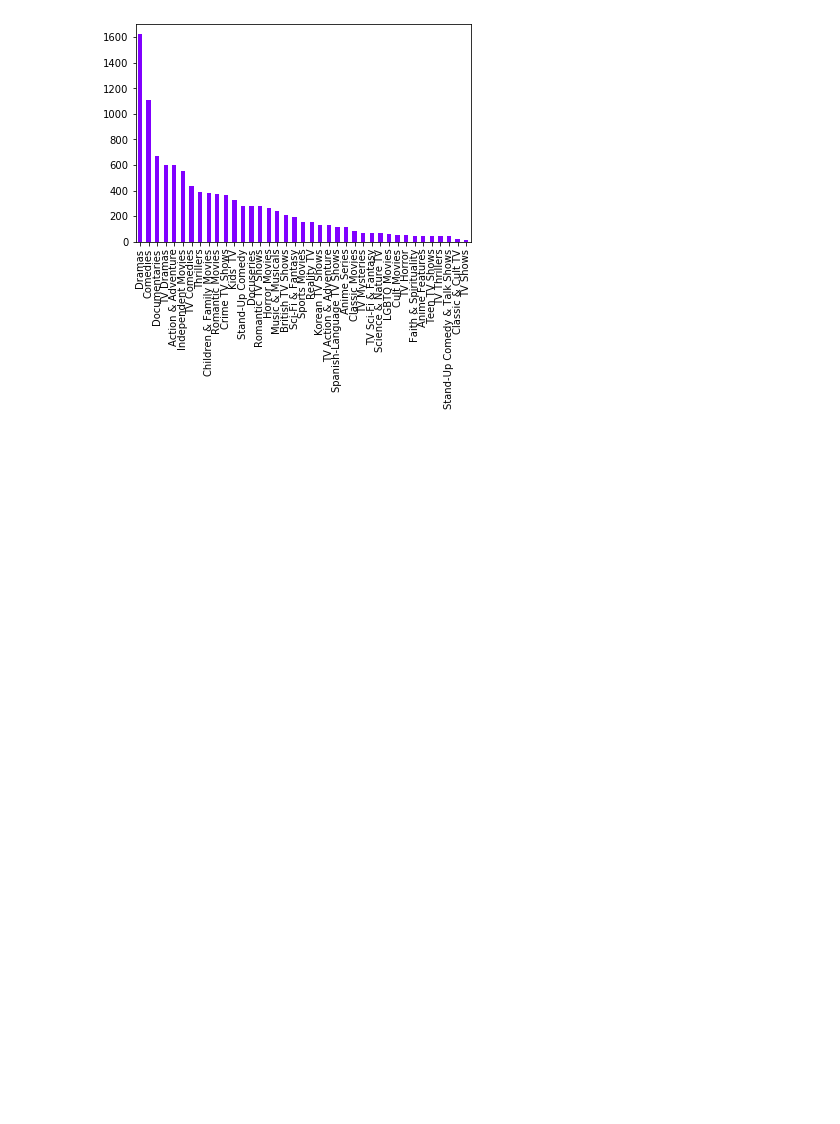
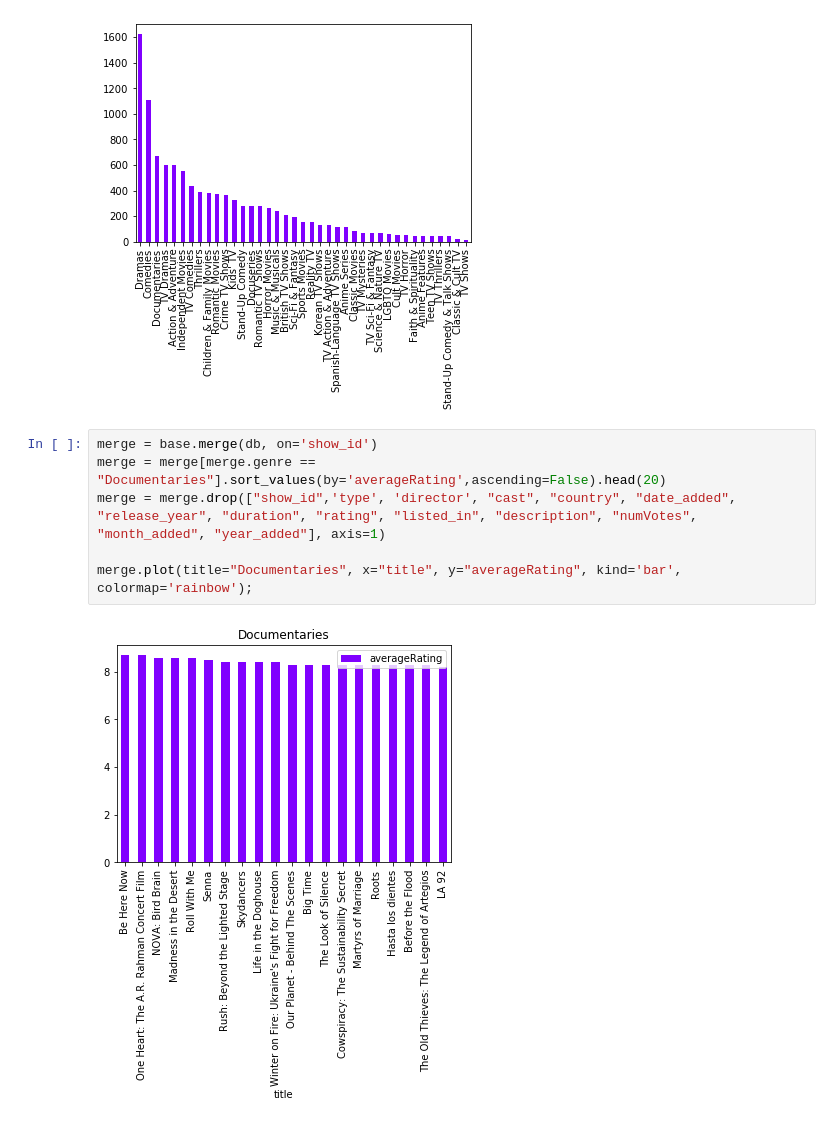
Before and after one commit to AshesOfPhoenix/PR19KKZDBMPBPGS, a Jupyter notebook: highestM.ipynb, the cells around one changed output. Cells and saved outputs as stored; diff of their text form; blank space fills up the shorter version.

```diff
--- a/highestM.ipynb
+++ b/highestM.ipynb
@@ -16,5 +16,13 @@ db = db[db.genre != "Movies"]
 db['genre'].value_counts().plot(kind='bar', colormap='rainbow');
 # %% [output]
 [figure]
+# %%
+merge = base.merge(db, on='show_id')
+merge = merge[merge.genre == "Documentaries"].sort_values(by='averageRating',ascending=False).head(20)
+merge = merge.drop(["show_id",'type', 'director', "cast", "country", "date_added", "release_year", "duration", "rating", "listed_in", "description", "numVotes", "month_added", "year_added"], axis=1)
+
+merge.plot(title="Documentaries", x="title", y="averageRating", kind='bar', colormap='rainbow');
+# %% [output]
+[figure, added]
 # %%
 merge = base.merge(db, on='show_id')
```
Also changed, not shown: parts of 3 cells of this notebook.
